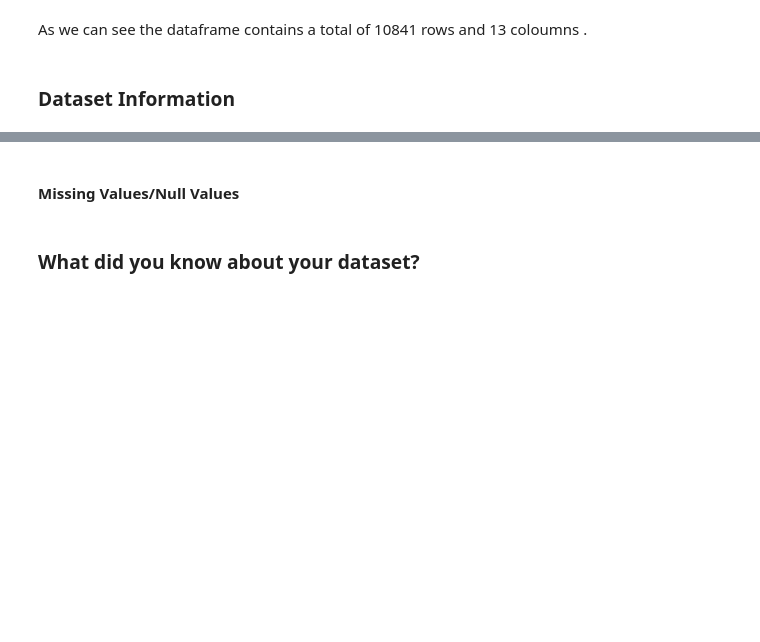
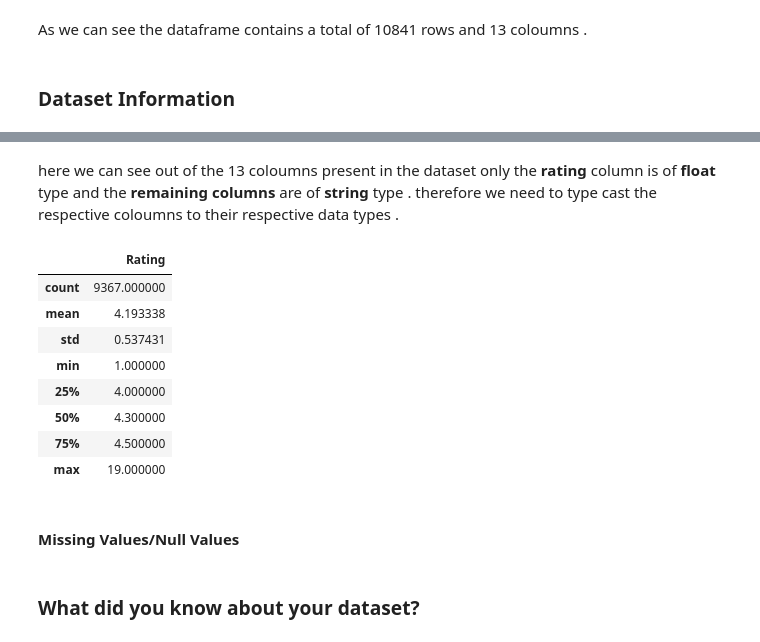
Before and after one commit to srikant-sah/EDA_PLAYSTORE_REVIEW, a Jupyter notebook: SRIKANT_PLAYSTORE_EDA_project.ipynb, the cells around one changed output, grey strips where cells are left out. Drawn from its saved outputs; the diff is of its cells as text; code cells hidden in the pictures; blank space fills up the shorter version.

```diff
--- a/SRIKANT_PLAYSTORE_EDA_project.ipynb
+++ b/SRIKANT_PLAYSTORE_EDA_project.ipynb
@@ -162,3 +199,17 @@ As we can see the dataframe contains a total of 10841 rows and 13 coloumns .
+# %% [markdown]
+here we can see out of the 13 coloumns present in the dataset only the **rating** column is of **float** type and the **remaining columns** are of **string** type . therefore we need to type cast the respective coloumns to their respective data types .
+# %%
+play_df.describe()
+# %% [output]
+|  | Rating |
+| count | 9367.000000 |
+| mean | 4.193338 |
+| std | 0.537431 |
+| min | 1.000000 |
+| 25% | 4.000000 |
+| 50% | 4.300000 |
+| 75% | 4.500000 |
+| max | 19.000000 |
 # %% [markdown]
 #### Missing Values/Null Values
 # %%
```
Also changed, not shown: parts of 11 cells of this notebook.
